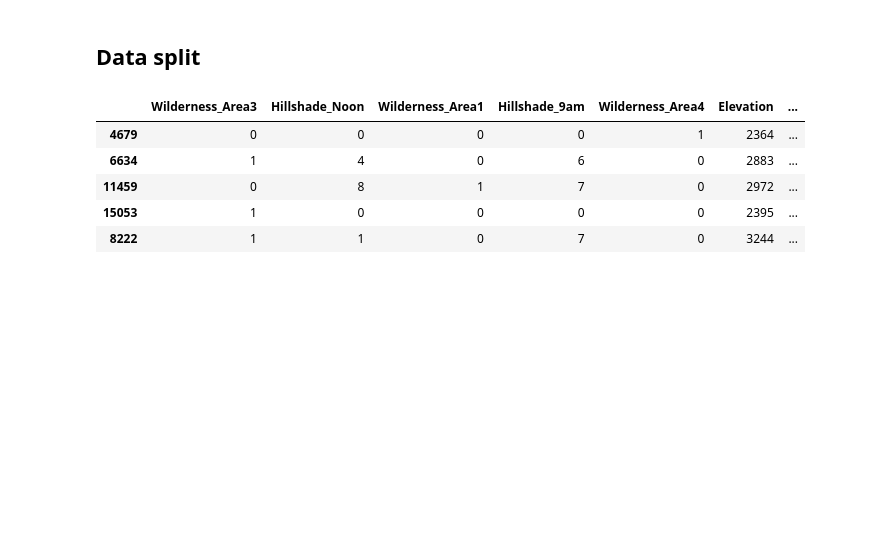
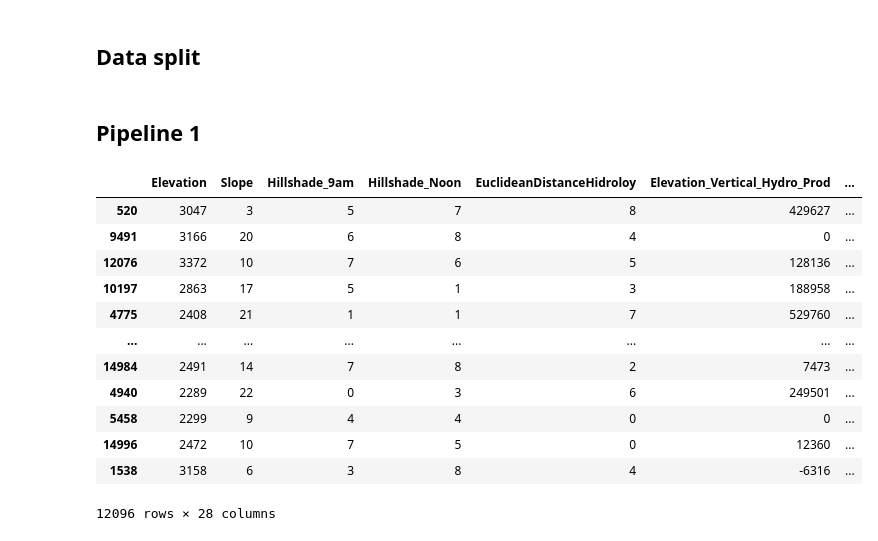
Before and after one commit to hectorpatino/forest_cover_prediction, a Jupyter notebook: notebooks/pipelines/not linear/new_one.ipynb, the cells around one changed output. Saved outputs shown, nothing was run; the diff lists cells and outputs as text; code cells hidden in the pictures; blank space fills up the shorter version.

Commit message:
last attemp after checking and playing with Elevation as much I could

```diff
--- a/notebooks/pipelines/not linear/new_one.ipynb
+++ b/notebooks/pipelines/not linear/new_one.ipynb
@@ -87,15 +90,17 @@ class DropIdentifierFeatures(BaseEstimator, TransformerMixin):
 from sklearn.utils.validation import check_is_fitted
 
 class FromDummiesToCategories(BaseEstimator, TransformerMixin):
-    def __init__(self, cols_to_operate):
+    def __init__(self, cols_to_operate, new_column_name):
         self.cols_to_operate = cols_to_operate
+        self.new_column_name = new_column_name
 
     def fit(self, X, y=None):
-        self.columns_to_keep_ = list(set(X.columns.tolist()) - set(self.cols_to_operate))
         return self
 
     def transform(self, X):
-        check_is_fitted(self, 'columns_to_keep_')
         X = X.copy()
-        X = X[self.columns_to_keep_]
+        X1 = pd.DataFrame(X[self.cols_to_operate])
+        serie = X1.columns[np.where(X1!=0)[1]]
+        X[self.new_column_name] = serie
+        X.drop(self.cols_to_operate, axis=1, inplace=True)
         return X
@@ -114,8 +155,3 @@ data.head()
 5 rows × 56 columns
 # %% [markdown]
 ## Data split
-# %%
-X_train, X_test, y_train, y_test = train_test_split(data.drop('Cover_Type', axis=1),
-                                                    data['Cover_Type'],
-                                                    test_size=.2,
-                                                    random_state =42)
@@ -122,26 +160,47 @@ X_train, X_test, y_train, y_test = train_test_split(data.drop('Cover_Type', axis
+# %%
+from sklearn.model_selection import StratifiedShuffleSplit
+sss = StratifiedShuffleSplit(n_splits=5, test_size=0.2, random_state=42)
+X = data.drop('Cover_Type', axis=1).copy()
+y = data['Cover_Type'].copy()
+for train_index, test_index in sss.split(X, y):
+    X_train, X_test = X.iloc[train_index], X.iloc[test_index]
+    y_train, y_test = y.iloc[train_index], y.iloc[test_index]
 # %%
-soil_columns = [x for x in data.columns if x.startswith('Soil_Type')]
+soil_columns = [x for x in X.columns if x.startswith('Soil_Type')]
+wilder_columns = [x for x in X.columns if x.startswith('Wilder')]
+# %% [markdown]
+## Pipeline 1
 # %%
 pipeline_list_1 = [
     ('dropuniquefeatures', DropIdentifierFeatures()),
-    ('du', FromDummiesToCategories(cols_to_operate=soil_columns)),
+    ('aspect', AspectTransformer(column='Aspect', new_name='Orientation')),
+    ('soil_columns_dummies', FromDummiesToCategories(cols_to_operate=soil_columns, new_column_name='Soil_Type')),
+    ('wilder_columns_dummies', FromDummiesToCategories(cols_to_operate=wilder_columns, new_column_name='Wilderness')),
+    ('soil_rare', RareLabelEncoder(tol=0.05, variables=['Soil_Type'])),
     ('dp', DropConstantFeatures(tol=0.99)),
     ('dd', DropDuplicateFeatures()),
     ('dt', DistanceTransformer()),
-    ('dteq', EqualFrequencyDiscretiser(q=10, variables=['EuclideanDistanceHidroloy',   'Aspect',
+     ('one_hot',OneHotEncoder(variables=['Soil_Type', 'Wilderness', 'Orientation'])),
+    ('dteq', EqualFrequencyDiscretiser(q=10, variables=['EuclideanDistanceHidroloy',
                                                        'Hillshade_9am', 'Hillshade_Noon', 'Hillshade_3pm'])),
     ('dcf', DropCorrelatedFeatures(variables=None, method='pearson', threshold=0.80)),
 ]
 pipeline_1 = Pipeline(pipeline_list_1)
 X_train_pipe_1 = pipeline_1.fit_transform(X_train)
-X_train_pipe_1.head(5)
 # %% [output]
-|  | Wilderness_Area3 | Hillshade_Noon | Wilderness_Area1 | Hillshade_9am | Wilderness_Area4 | Elevation | ... |
-| 4679 | 0 | 0 | 0 | 0 | 1 | 2364 | ... |
-| 6634 | 1 | 4 | 0 | 6 | 0 | 2883 | ... |
-| 11459 | 0 | 8 | 1 | 7 | 0 | 2972 | ... |
-| 15053 | 1 | 0 | 0 | 0 | 0 | 2395 | ... |
-| 8222 | 1 | 1 | 0 | 7 | 0 | 3244 | ... |
+|  | Elevation | Slope | Hillshade_9am | Hillshade_Noon | EuclideanDistanceHidroloy | Elevation_Vertical_Hydro_Prod | ... |
+| 520 | 3047 | 3 | 5 | 7 | 8 | 429627 | ... |
+| 9491 | 3166 | 20 | 6 | 8 | 4 | 0 | ... |
+| 12076 | 3372 | 10 | 7 | 6 | 5 | 128136 | ... |
+| 10197 | 2863 | 17 | 5 | 1 | 3 | 188958 | ... |
+| 4775 | 2408 | 21 | 1 | 1 | 7 | 529760 | ... |
+| ... | ... | ... | ... | ... | ... | ... | ... |
+| 14984 | 2491 | 14 | 7 | 8 | 2 | 7473 | ... |
+| 4940 | 2289 | 22 | 0 | 3 | 6 | 249501 | ... |
+| 5458 | 2299 | 9 | 4 | 4 | 0 | 0 | ... |
+| 14996 | 2472 | 10 | 7 | 5 | 0 | 12360 | ... |
+| 1538 | 3158 | 6 | 3 | 8 | 4 | -6316 | ... |
+12096 rows × 28 columns
 # %%
 clf_p1 = LazyClassifier(verbose=0,ignore_warnings=True, custom_metric=None)
 X_test_pipe_1 = pipeline_1.transform(X_test)
```
Also changed, not shown: parts of 39 cells of this notebook, 4 other files.
